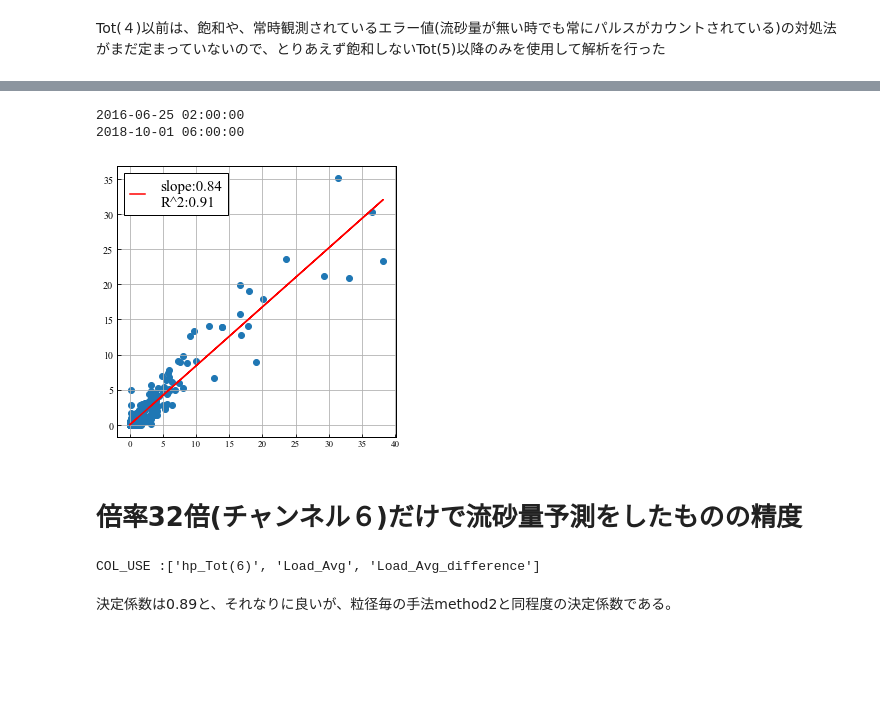
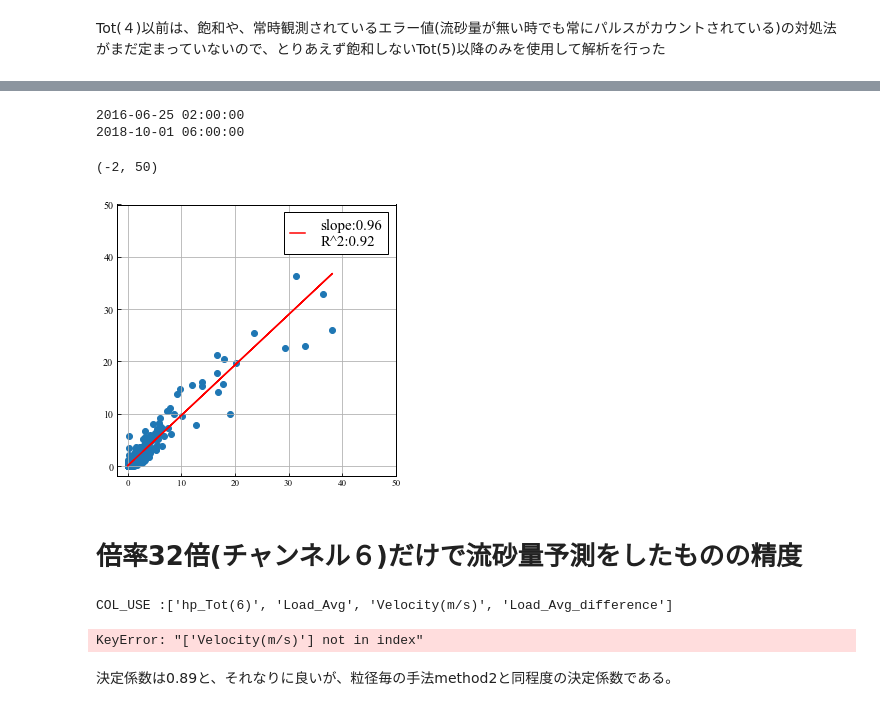
Before and after one commit to yukkkkun/Research-Hydrophones, a Jupyter notebook: notebook/Diameter_by_weights_3.ipynb, the cells around one changed output, grey strips where cells are left out. Drawn from its saved outputs; the diff is of its cells as text; code cells hidden in the pictures; blank space fills up the shorter version.

```diff
--- a/notebook/Diameter_by_weights_3.ipynb
+++ b/notebook/Diameter_by_weights_3.ipynb
@@ -316,0 +1100,10 @@ Cost
+# %%
+list_qcalc_2017 = []
+list_qcalc_each_2017 = []
+list_waterlevel_2017 = []
+for i in range(len(list_of2017_8events)):
+    qcalc, qcalc_each = calcdischarge.calc_q(list_of2017_8events[i], W_IDEAL[4:], list_beta=Correction_factor_tot5to10.x[:-1], alpha=alpha, gamma=Correction_factor_tot5to10.x[-1], start=None, end=None)
+    waterlevel = list_of2017_8events[i]['WaterLevel(cm)']
+    list_qcalc_2017.append(qcalc)
+    list_qcalc_each_2017.append(qcalc_each)
+    list_waterlevel_2017.append(waterlevel)
@@ -317,6 +1164,6 @@ Cost
 # %%
 real_W = []
 for i in range(10):
-    real_W.append(W_IDEAL[i]*Correction_factor.x[i])
+    real_W.append(W_IDEAL[i]*Correction_factor_10ch.x[i])
 print(real_W)
 # %% [output]
@@ -405,3 +1294,26 @@ print(real_W_over5)
 # Tot（５）以降のみ採用
 # %% [markdown]
 Tot(４)以前は、飽和や、常時観測されているエラー値(流砂量が無い時でも常にパルスがカウントされている)の対処法がまだ定まっていないので、とりあえず飽和しないTot(5)以降のみを使用して解析を行った
+# %%
+#df_all reset
+cols_use = names_of_center + ['Load_Avg', 'Load_Avg_difference','Velocity(m/s)', 'WaterLevel(cm)']
+
+print('COL_USE :' +  str(cols_use))
+
+df2017 = getdfs.get2017method2cleanedmean_pit_true()
+df2017 = df2017[cols_use]
+
+list_df2018_3events = getdfs.get2018_3events_method2_mean()
+for i, df2018_each in enumerate(list_df2018_3events):
+    list_df2018_3events[i] = df2018_each[cols_use]
+
+df_all = pd.DataFrame()
+df_all = df_all.append(df2017)
+del df2017
+
+for i, df2018_each in enumerate(list_df2018_3events):
+    df_all = df_all.append(df2018_each)
+
+del list_df2018_3events
+
+df_all_plus = df_all[df_all['Load_Avg_difference'] >= 0]
@@ -408,5 +1324,6 @@ Tot(４)以前は、飽和や、常時観測されているエラー値(流砂
 # %%
-df_qcalc_over5 = df_all_plus[names_of_center_over5].mul(np.array(real_W_over5).reshape(1,6)).sum(axis=1)* Correction_factor_tot5to10.x[-1]
+# df_qcalc_over5 = df_all_plus[names_of_center_over5].mul(np.array(real_W_over5).reshape(1,6)).sum(axis=1)* Correction_factor_tot5to10.x[-1]
+df_qcalc_over5 = df_all_plus[names_of_center_over5].mul(np.array(real_W_over5).reshape(1,6)).sum(axis=1)* (1/((1-alpha)*(1-Correction_factor_tot5to10.x[-1])))
 # %%
 df_qcalc_over5
 # %% [output]
@@ -438,10 +1359,13 @@ dispgraphs.compare_graphs_time_series(df_qcalc_over5, df_all['Load_Avg_differenc
 # %%
 # dispgraphs.compare_graphs_scatter(df_qcalc_over5, df_all['Load_Avg_difference'], start='2016-06-25 02:00:00', end='2016-7-01 06:00:00')
 dispgraphs.compare_graphs_scatter(df_all_plus['Load_Avg_difference'], df_qcalc_over5 , linear_regression=True)
+plt.xlim(-2, 50)
+plt.ylim(-2, 50)
 # %% [output]
 2016-06-25 02:00:00
 2018-10-01 06:00:00
+(-2, 50)
-[figure, old version]
+[figure, new version]
 # %% [markdown]
 # 倍率32倍(チャンネル６)だけで流砂量予測をしたものの精度
 # %%
@@ -451,7 +1375,7 @@ df_ch6 = getdfs.get2017cleanedmean_pit_true()
 
 #使うcolumn
 if just_once_count == 0:
-    cols_ch6 = ['hp_Tot(6)'] + ['Load_Avg', 'Load_Avg_difference']
+    cols_ch6 = ['hp_Tot(6)'] + ['Load_Avg', 'Velocity(m/s)', 'Load_Avg_difference']
     just_once_count += 1
 
     print('COL_USE :' +  str(cols_ch6))
@@ -479,4 +1403,5 @@ else:
     print('COL_USE :' +  str(cols_use))
     print('Passed')
 # %% [output]
-COL_USE :['hp_Tot(6)', 'Load_Avg', 'Load_Avg_difference']
+COL_USE :['hp_Tot(6)', 'Load_Avg', 'Velocity(m/s)', 'Load_Avg_difference']
+KeyError: "['Velocity(m/s)'] not in index"
```
Also changed, not shown: parts of 131 cells of this notebook, 8 other files.
